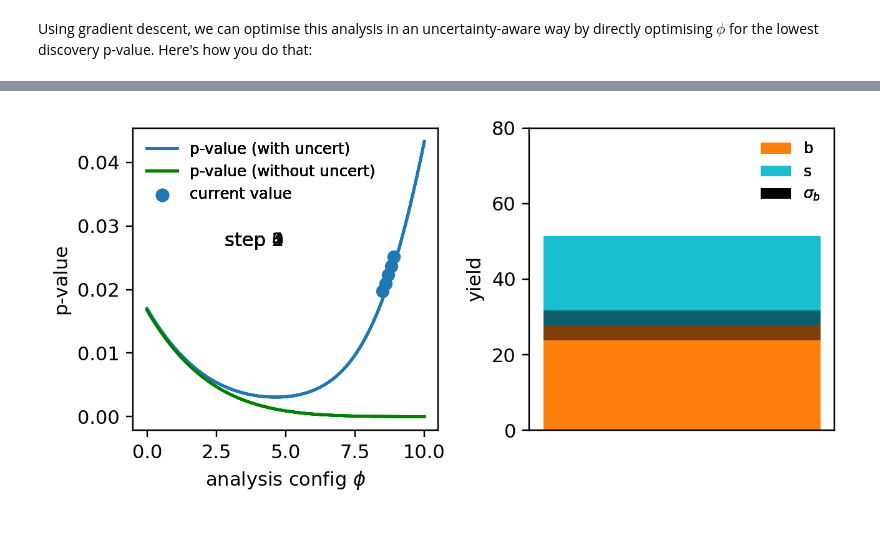
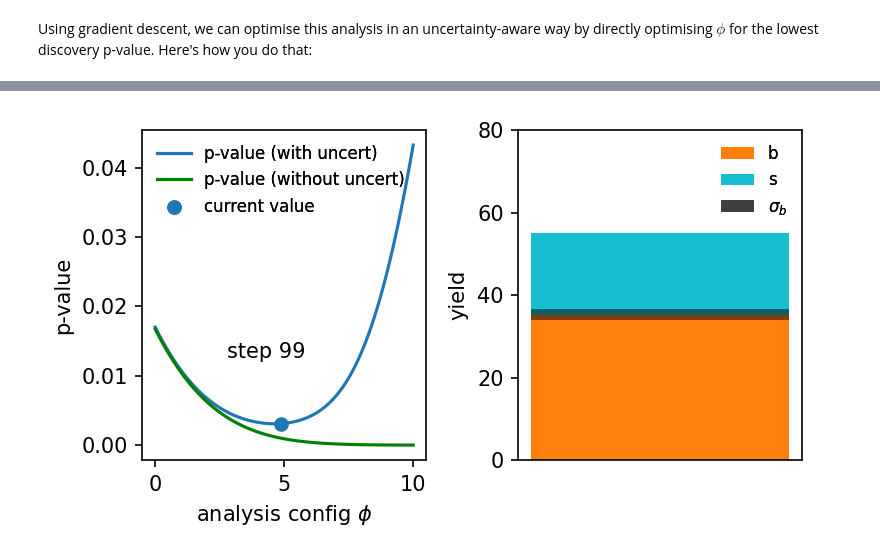
Before and after one commit to phinate/differentiable-analysis-examples, a Jupyter notebook: simple-analysis-optimisation.ipynb, the cells around one changed output, grey strips where cells are left out. Drawn from its saved outputs; the diff is of its cells as text; code cells hidden in the pictures.

```diff
--- a/simple-analysis-optimisation.ipynb
+++ b/simple-analysis-optimisation.ipynb
@@ -10,8 +10,7 @@ from functools import partial
 import matplotlib.lines as mlines
 
 # matplotlib settings
-plt.rc("figure", figsize=(6, 3), dpi=220, facecolor="w")
-plt.rc("legend", fontsize=6)
+plt.rc("figure", figsize=(6, 2), dpi=150, facecolor="w")
 # %% [markdown]
 # Optimising a simple one-bin analysis with `relaxed`
 
@@ -71,5 +107,7 @@ WARNING:absl:No GPU/TPU found, falling back to CPU. (Set TF_CPP_MIN_LOG_LEVEL=0
 # %%
-fig, axs = plt.subplots(2, 1, sharex=True)
+# fig, axs = plt.subplots(2, 1, sharex=True, figsize=[4,4])
+fig, ax = plt.subplots()
+axs = [ax]
 axs[0].plot(phis, pvals, label="with uncertainty", color="C2")
 axs[0].plot(phis, pvals_no_uncertainty, label="no uncertainty", color="C4")
 axs[0].set_ylabel("$p$-value")
@@ -83,14 +121,14 @@ axs[0].axvline(
     label=r"optimal $s/b$",
 )
 axs[0].legend(loc="upper left", ncol=2)
-s, b, db = ys
-s, b, db = s.ravel(), b.ravel(), db.ravel()  # everything is [[x]] for pyhf
-axs[1].fill_between(phis, s + b, b, color="C9", label="signal")
-axs[1].fill_between(phis, b, color="C1", label="background")
-axs[1].fill_between(phis, b - db, b + db, facecolor="k", alpha=0.2, label=r"$\sigma_b$")
-axs[1].set_xlabel("$\phi$")
-axs[1].set_ylabel("yield")
-axs[1].legend(loc="lower left")
+# s, b, db = ys
+# s, b, db = s.ravel(), b.ravel(), db.ravel()  # everything is [[x]] for pyhf
+# axs[1].fill_between(phis, s + b, b, color="C9", label="signal")
+# axs[1].fill_between(phis, b, color="C1", label="background")
+# axs[1].fill_between(phis, b - db, b + db, facecolor="k", alpha=0.2, label=r"$\sigma_b$")
+axs[0].set_xlabel("$\phi$")
+# axs[1].set_ylabel("yield")
+# axs[1].legend(loc="lower left")
 plt.suptitle("Discovery p-values, with and without uncertainty")
 plt.tight_layout()
 # %% [output]
@@ -114,15 +157,13 @@ best s/b:     phi=10
 # %%
-# The longer way (but with plots)!
+# The longer way (but with plots) -- takes a minute or two to run!
 pipe = partial(pipeline, return_yields=True, uncertainty=True)
 solver = OptaxSolver(pipe, opt=optax.adam(1e-1), has_aux=True)
 pars = 9.0
 state = solver.init_state(pars)  # we're doing init, update steps instead of .run()
 
-plt.rc("figure", figsize=(6, 3), dpi=220, facecolor="w")
-plt.rc("legend", fontsize=8)
-fig, axs = plt.subplots(1, 2)
+fig, axs = plt.subplots(1, 2, figsize=[5.3,3])
 cam = Camera(fig)
-steps = 5  # increase me for better results! (100ish works well)
+steps = 100  # increase me for better results! (100ish works well)
 for i in range(steps):
     pars, state = solver.update(pars, state)
     s, b, db = state.aux
@@ -142,7 +183,7 @@ for i in range(steps):
         ["p-value (with uncert)", "p-value (without uncert)", "current value"],
         frameon=False,
     )
-    ax.text(0.3, 0.61, f"step {i}", transform=ax.transAxes)
+    ax.text(0.3, 0.31, f"step {i}", transform=ax.transAxes)
     ax = axs[1]
     ax.set_ylim((0, 80))
     b1 = ax.bar(0.5, b, facecolor="C1", label="b")
@@ -157,6 +198,8 @@ for i in range(steps):
     cam.snap()
 
 ani = cam.animate()
+from IPython.display import HTML
+HTML(ani.to_html5_video())
 # uncomment this to save and view the animation!
-ani.save("ap00.gif", fps=9)
+# ani.save("ap00.gif", fps=9)
 # %% [output]
@@ -163 +207 @@ ani.save("ap00.gif", fps=9)
-[figure, old version]
+[figure, new version]
```
Also changed, not shown: parts of 6 cells of this notebook.
